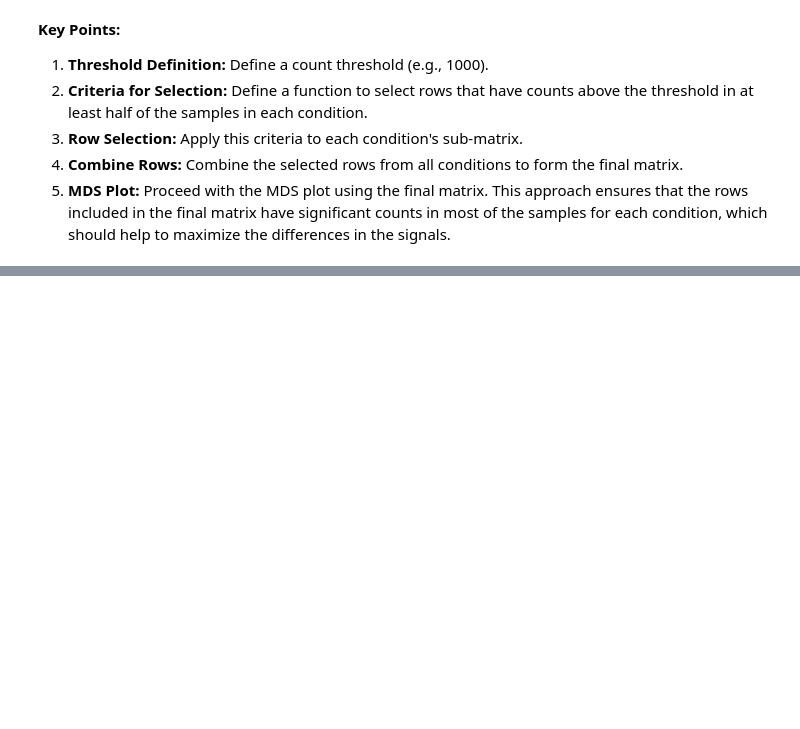
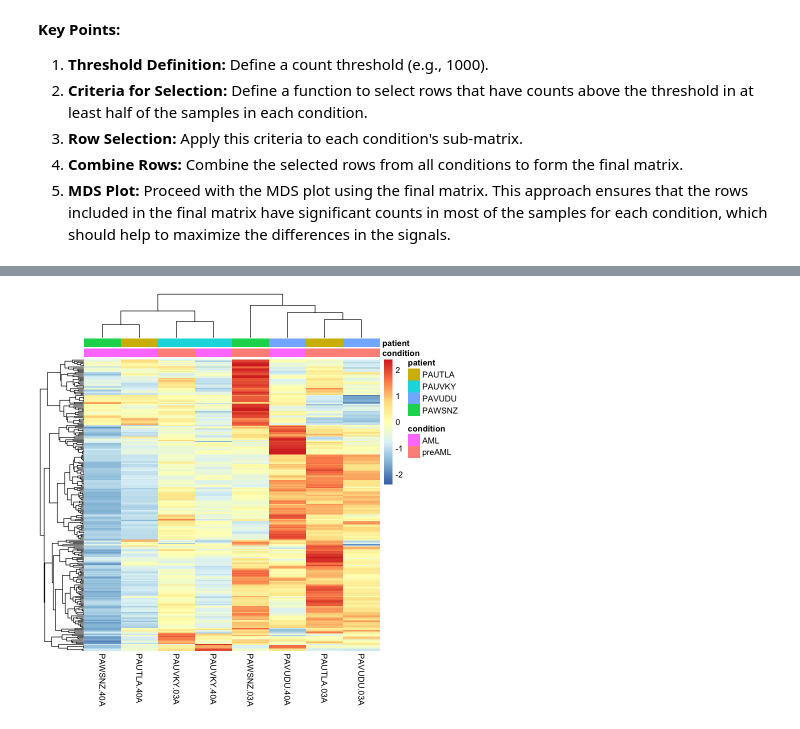
Before and after one commit to adeslatt/post-rmats-single-run, a Jupyter notebook: ipynb/all_TAM_vs_AML_A3SS_limmav2.ipynb, the cells around one changed output, grey strips where cells are left out. Cells and saved outputs as stored; diff of their text form; code cells hidden in the pictures; blank space fills up the shorter version.

```diff
--- a/ipynb/all_TAM_vs_AML_A3SS_limmav2.ipynb
+++ b/ipynb/all_TAM_vs_AML_A3SS_limmav2.ipynb
@@ -697,0 +640,7 @@ A data.frame: 10 × 6
+# %%
+vfit <- lmFit(v, design)
+vfit <- eBayes(vfit, trend=TRUE)
+de_results <- topTable(vfit, coef=ncol(design), n=Inf)
+lookup <- rownames(de_results)
+length(featureData[lookup,2])
+head(featureData[lookup,2])
@@ -729,23 +689,19 @@ top_significant_genes <- dge[rownames(significant_genes),]
 # %%
 start=1
 stop=length(top_gene_list)
-date="2024Jun04_A3SS_voom"
 piece <-top_significant_genes[significant_out$tree_row$order[start:stop],]
 fd <- data.frame(featureData[rownames(piece),])
 genejunction <- paste(featureData[rownames(piece),2],rownames(piece),sep=".")
 rownames(fd) <- genejunction
 rownames(piece) <- genejunction
-outpiece<-pheatmap(piece, cluster_rows5=TRUE, show_rownames=TRUE,
-         cluster_cols=TRUE, annotation_col=df, scale="row",clustering_distance_cols = "minkowski", clustering_distance_rows = "minkowski" )
-piece_filename <- paste(paste(paste(paste(date,"SE_string_top_gene_list",sep="_"),start,sep="_"),stop,sep="_"),"csv",sep=".")
-
-# Order by TAM elements, followed by AML elements
-piece_exp <- piece[,c(1,3,5,7,2,4,6,8)]
-colnames(piece_exp) <- colnames(piece[,c(1,3,5,7,2,4,6,8)])
-rownames(piece_exp) <- rownames(piece)
-string_filename <- paste(paste(paste(paste(date,"string_top_gene_list",sep="_"),start,sep="_"),stop,sep="_"),"csv",sep=".")
-piece_exp_filename <- paste(paste(paste(paste(date,"expression_top_gene_list",sep="_"),start,sep="_"),stop,sep="_"),"csv",sep=".")
-write.csv(piece_exp$counts,piece_exp_filename,quote=FALSE)
-write.csv(rownames(piece),piece_filename,quote=FALSE,row.names=FALSE)
-write.csv(fd[,2],string_filename,quote=FALSE,row.names=FALSE)
-violin_plot_filename = piece_exp_filename
+outpiece<-pheatmap(piece,
+                   cluster_rows5=TRUE,
+                   show_rownames=FALSE,
+                   cluster_cols=TRUE,
+                   annotation_col=df,
+                   scale="row",
+                   clustering_distance_cols = "minkowski",
+                   clustering_distance_rows = "minkowski" )
+piece_filename <- paste(paste(paste(paste(date,"voom_string_top_gene_list",sep="_"),start,sep="_"),stop,sep="_"),"csv",sep=".")
+# %% [output]
+[figure, added]
```
Also changed, not shown: parts of 130 cells of this notebook, 8 other files.
